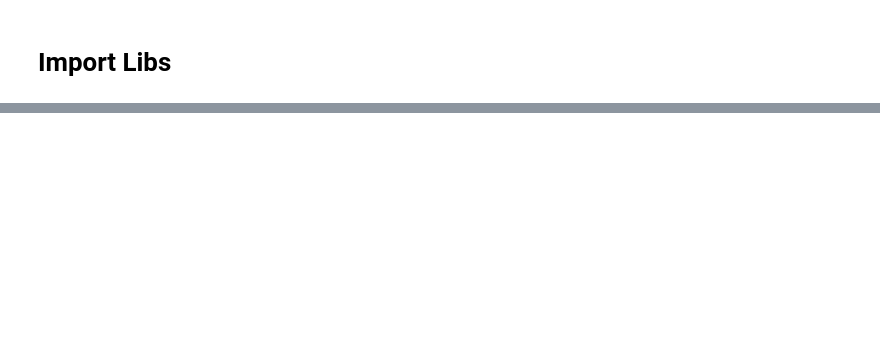
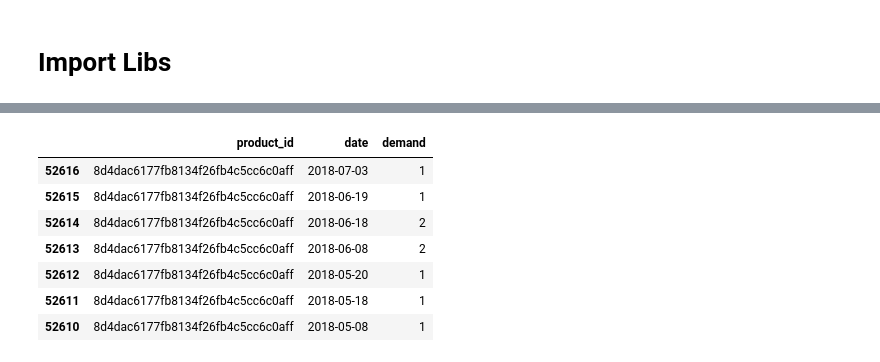
Before and after one commit to senolcemhan98/SMART-IT-Business, a Jupyter notebook: Task-1.ipynb, the cells around one changed output, grey strips where cells are left out. Drawn from its saved outputs; the diff is of its cells as text; code cells hidden in the pictures; blank space fills up the shorter version.

```diff
--- a/Task-1.ipynb
+++ b/Task-1.ipynb
@@ -25,0 +29,41 @@ orders['order_purchase_timestamp'].min(), orders['order_purchase_timestamp'].max
+# %%
+merged_data = order_items.merge(orders, on = 'order_id', how='left')
+# Get the maximum date in the dataset
+merged_data['order_purchase_timestamp'] = pd.to_datetime(merged_data['order_purchase_timestamp'])
+max_date = merged_data['order_purchase_timestamp'].max()
+
+# Calculate the date 7 days ago from the maximum date
+seven_days_ago = max_date - pd.Timedelta(days=7)
+
+# Filter the DataFrame to include only the sales data from the last 7 days
+last_7_days = merged_data[merged_data['order_purchase_timestamp'] >= seven_days_ago]
+
+other_days = merged_data[merged_data['order_purchase_timestamp'] < seven_days_ago]
+
+# new products which has no seen in before 7 days
+new_product_list = list(set(last_7_days['product_id'].unique())-set(other_days['product_id'].unique()))
+
+new_product_data = merged_data[merged_data['product_id'].isin(new_product_list)]
+regular_product_data = merged_data[merged_data['product_id'].isin(new_product_list) == False]
+# %%
+# Split into train and test
+train_data = regular_product_data[regular_product_data['order_purchase_timestamp'] < seven_days_ago]
+test_data = regular_product_data[regular_product_data['order_purchase_timestamp'] >= seven_days_ago]
+
+# Aggregate data to daily level
+train_data_daily = train_data.groupby(['product_id', train_data['order_purchase_timestamp'].dt.date]).agg({'order_item_id': 'count'}).reset_index()
+train_data_daily.columns = ['product_id', 'date', 'demand']
+
+test_data_daily = test_data.groupby(['product_id', test_data['order_purchase_timestamp'].dt.date]).agg({'order_item_id': 'count'}).reset_index()
+test_data_daily.columns = ['product_id', 'date', 'demand']
+
+# Preparing the data for model training
+X_train = train_data_daily[['product_id', 'date']]
+y_train = train_data_daily['demand']
+
+X_test = test_data_daily[['product_id', 'date']]
+y_test = test_data_daily['demand']
+
+# Feature Engineering: converting date to ordinal for simplicity
+X_train['date'] = pd.to_datetime(X_train['date']).map(pd.Timestamp.toordinal)
+X_test['date'] = pd.to_datetime(X_test['date']).map(pd.Timestamp.toordinal)
@@ -25,0 +125,13 @@ orders['order_purchase_timestamp'].min(), orders['order_purchase_timestamp'].max
+# %%
+# I want to check the product which is product_id = 8d4dac6177fb8134f26fb4c5cc6c0aff if the daily demand generally around 5?
+train_data_daily[train_data_daily['product_id']=='8d4dac6177fb8134f26fb4c5cc6c0aff'].sort_values('date',ascending=False)
+#looks like an anomaly
+# %% [output]
+|  | product_id | date | demand |
+| 52616 | 8d4dac6177fb8134f26fb4c5cc6c0aff | 2018-07-03 | 1 |
+| 52615 | 8d4dac6177fb8134f26fb4c5cc6c0aff | 2018-06-19 | 1 |
+| 52614 | 8d4dac6177fb8134f26fb4c5cc6c0aff | 2018-06-18 | 2 |
+| 52613 | 8d4dac6177fb8134f26fb4c5cc6c0aff | 2018-06-08 | 2 |
+| 52612 | 8d4dac6177fb8134f26fb4c5cc6c0aff | 2018-05-20 | 1 |
+| 52611 | 8d4dac6177fb8134f26fb4c5cc6c0aff | 2018-05-18 | 1 |
+| 52610 | 8d4dac6177fb8134f26fb4c5cc6c0aff | 2018-05-08 | 1 |
```
Also changed, not shown: parts of 18 cells of this notebook, 1 other file.
